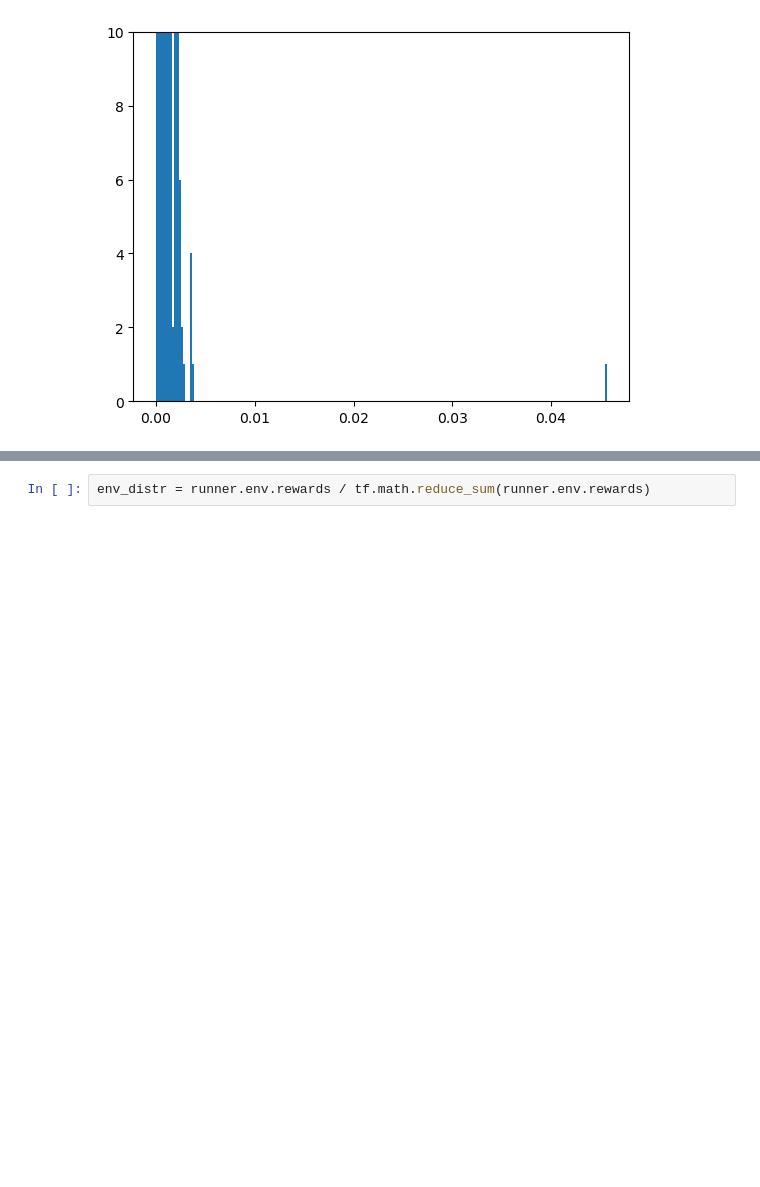
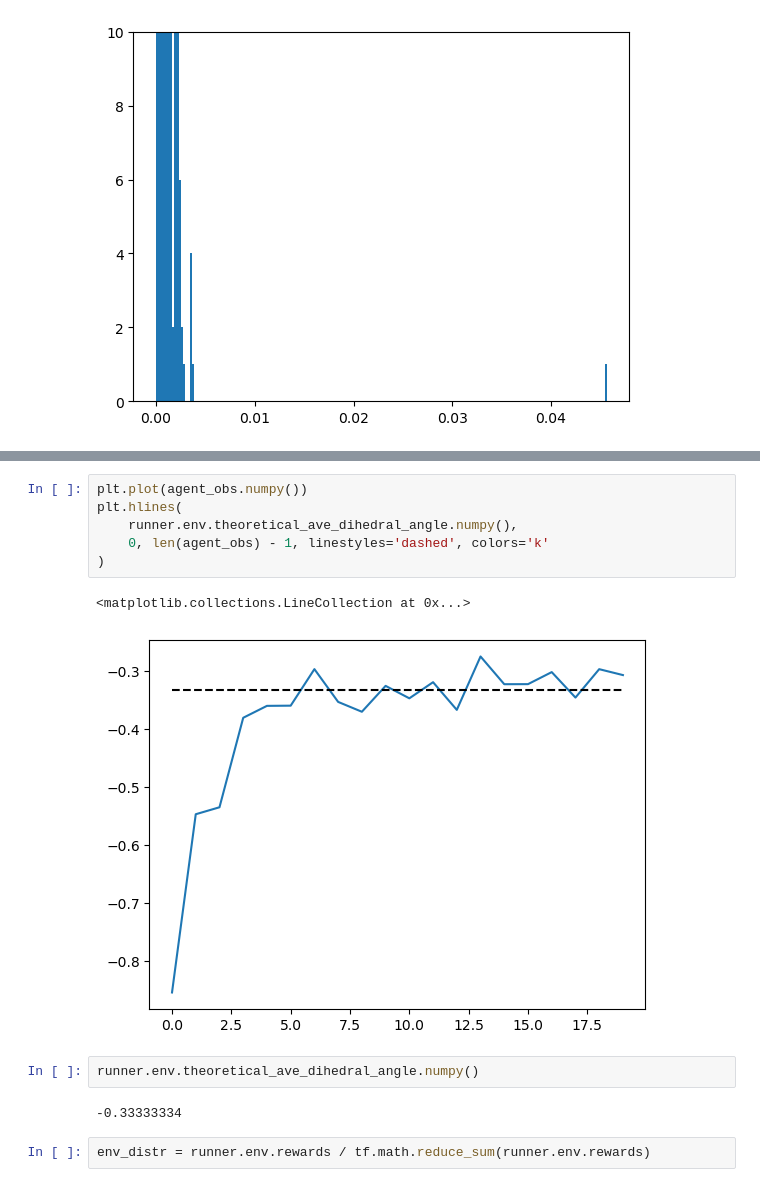
Before and after one commit to JosephRRB/GFlowNets_on_SpinFoams, a Jupyter notebook: GFlowNet Experiments on SpinFoams.ipynb, the cells around one changed output, grey strips where cells are left out. Saved outputs shown, nothing was run; the diff lists cells and outputs as text; blank space fills up the shorter version.

```diff
--- a/GFlowNet Experiments on SpinFoams.ipynb
+++ b/GFlowNet Experiments on SpinFoams.ipynb
@@ -74,3 +84,16 @@ plt.plot(ave_losses.numpy())
+# %%
+plt.plot(agent_obs.numpy())
+plt.hlines(
+    runner.env.theoretical_ave_dihedral_angle.numpy(),
+    0, len(agent_obs) - 1, linestyles='dashed', colors='k'
+)
+# %% [output]
+<matplotlib.collections.LineCollection at 0x...>
+[figure, added]
+# %%
+runner.env.theoretical_ave_dihedral_angle.numpy()
+# %% [output]
+-0.33333334
 # %%
 env_distr = runner.env.rewards / tf.math.reduce_sum(runner.env.rewards)
 # %%
```
Also changed, not shown: parts of 4 cells of this notebook, 3 other files.
